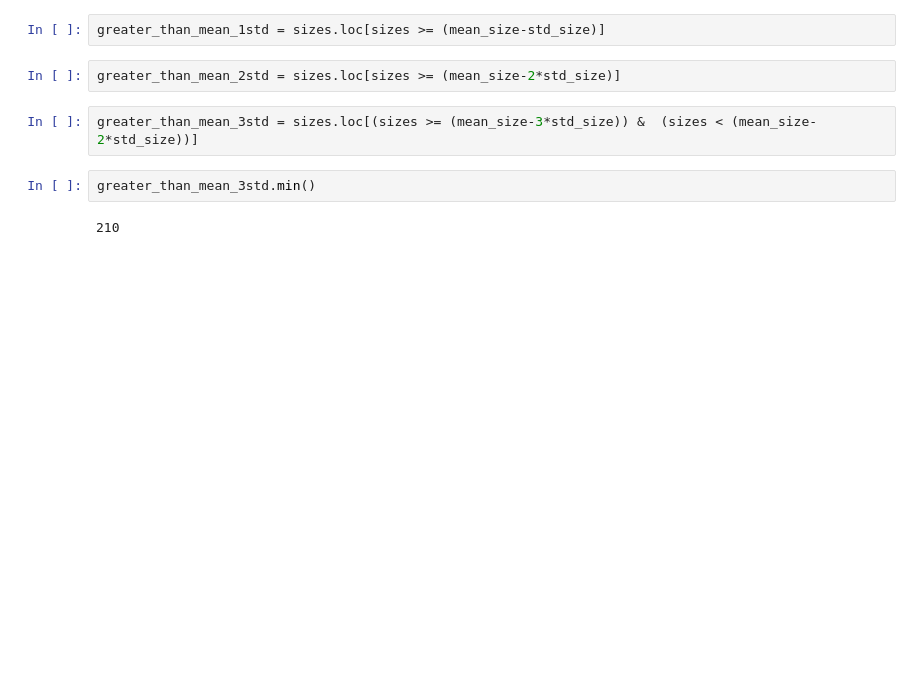
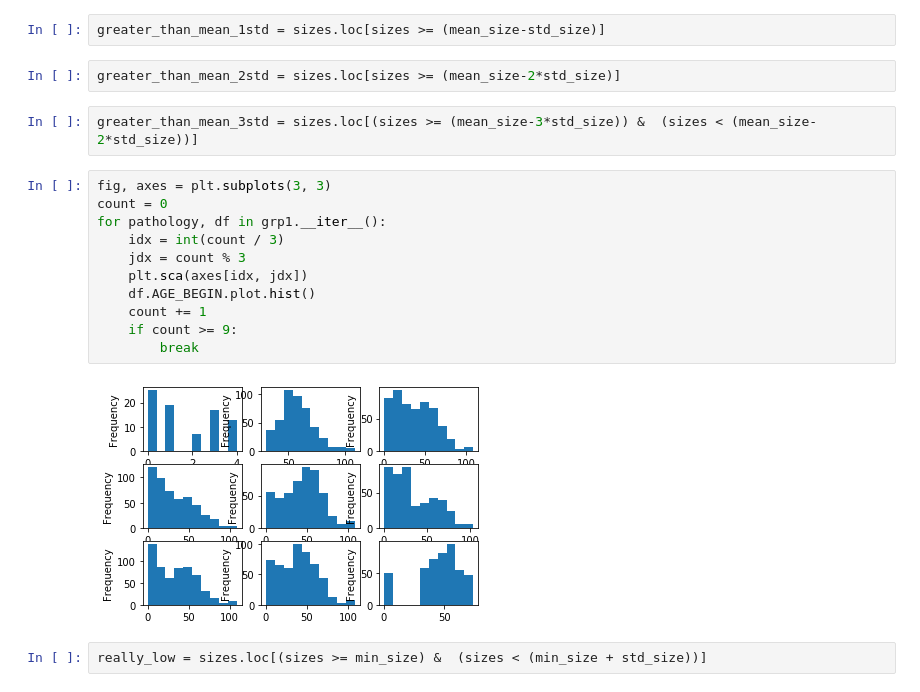
Before and after one commit to teliov/thesis-notebooks, a Jupyter notebook: 05_03_train_explore/data_with_age_guard.ipynb, the cells around one changed output. Drawn from its saved outputs; the diff is of its cells as text; blank space fills up the shorter version.

```diff
--- a/05_03_train_explore/data_with_age_guard.ipynb
+++ b/05_03_train_explore/data_with_age_guard.ipynb
@@ -74,7 +74,18 @@ greater_than_mean_1std = sizes.loc[sizes >= (mean_size-std_size)]
 greater_than_mean_2std = sizes.loc[sizes >= (mean_size-2*std_size)]
 # %%
 greater_than_mean_3std = sizes.loc[(sizes >= (mean_size-3*std_size)) &  (sizes < (mean_size-2*std_size))]
-# %%
-greater_than_mean_3std.min()
-# %% [output]
-210
+# %%
+fig, axes = plt.subplots(3, 3)
+count = 0
+for pathology, df in grp1.__iter__():
+    idx = int(count / 3)
+    jdx = count % 3
+    plt.sca(axes[idx, jdx])
+    df.AGE_BEGIN.plot.hist()
+    count += 1
+    if count >= 9:
+        break
+# %% [output]
+[figure, added]
+# %%
+really_low = sizes.loc[(sizes >= min_size) &  (sizes < (min_size + std_size))]
```
Also changed, not shown: parts of 5 cells of this notebook, 2 other files.
